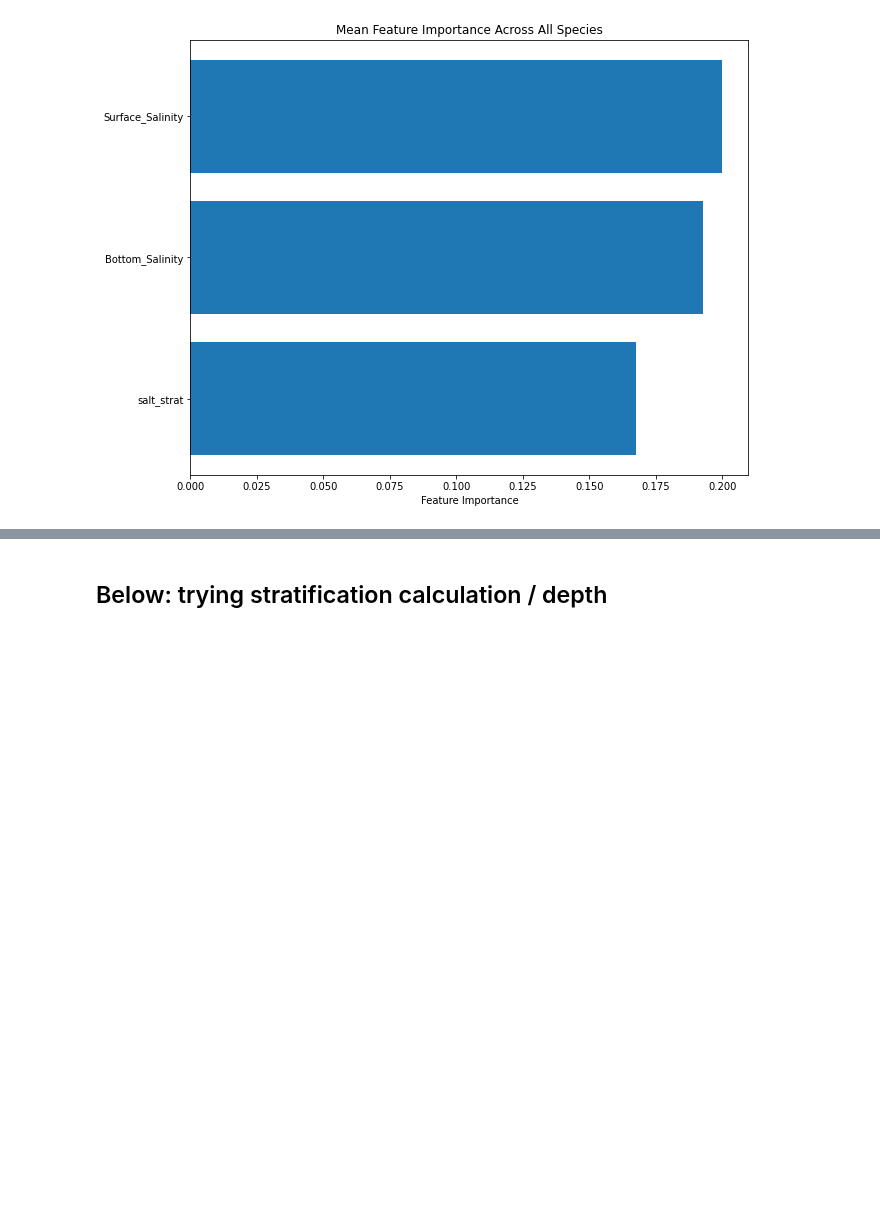
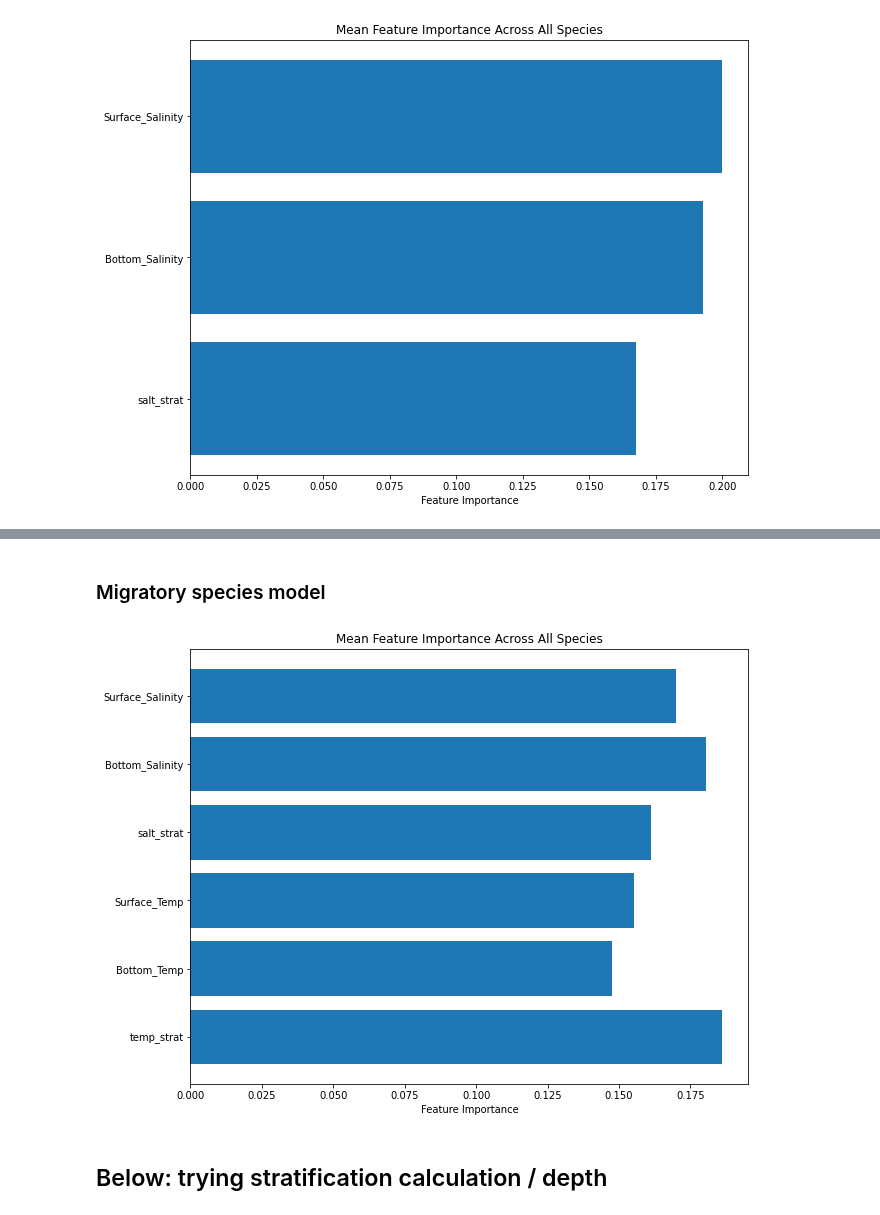
Before and after one commit to henrysun9074/fishics, a Jupyter notebook: models/q2a_doppio.ipynb, the cells around one changed output, grey strips where cells are left out. Saved outputs shown, nothing was run; the diff lists cells and outputs as text; code cells hidden in the pictures; blank space fills up the shorter version.

```diff
--- a/models/q2a_doppio.ipynb
+++ b/models/q2a_doppio.ipynb
@@ -292,0 +272,11 @@ ml_df
+# %%
+threshold = len(ml_df) * 0.2
+
+# Count the non-zero occurrences of each species
+species_columns = ml_df.columns[:-10]  # Adjust the slice to exclude non-species columns if needed
+species_counts = (ml_df[species_columns] > 0).sum()
+filtered_species = species_counts[species_counts >= threshold].index
+filtered_df = ml_df[filtered_species]
+non_species_columns = df.columns[-10:]  # Adjust this if the non-species columns are at the end
+filtered_df = pd.concat([filtered_df, df[non_species_columns]], axis=1)
+filtered_df
@@ -293,3 +360,24 @@ ml_df
+# %% [markdown]
+### Migratory species model
+# %%
+
+feature_importance_df = pd.DataFrame() # type: ignore
+for i, species in enumerate(labels.columns):
+    importances = rf_classifier.estimators_[i].feature_importances_
+    feature_importance_df[species] = importances
+
+# Calculate mean feature importance across all species
+feature_importance_df['mean_importance'] = feature_importance_df.mean(axis=1)
+
+# Plot feature importances
+plt.figure(figsize=(10, 8))
+plt.barh(features.columns, feature_importance_df['mean_importance'])
+plt.xlabel('Feature Importance')
+plt.title('Mean Feature Importance Across All Species')
+plt.gca().invert_yaxis()
+plt.show()
+# %% [output]
+[figure, added]
 # %% [markdown]
 ## Below: trying stratification calculation / depth
 # %%
```
Also changed, not shown: parts of 4 cells of this notebook.
